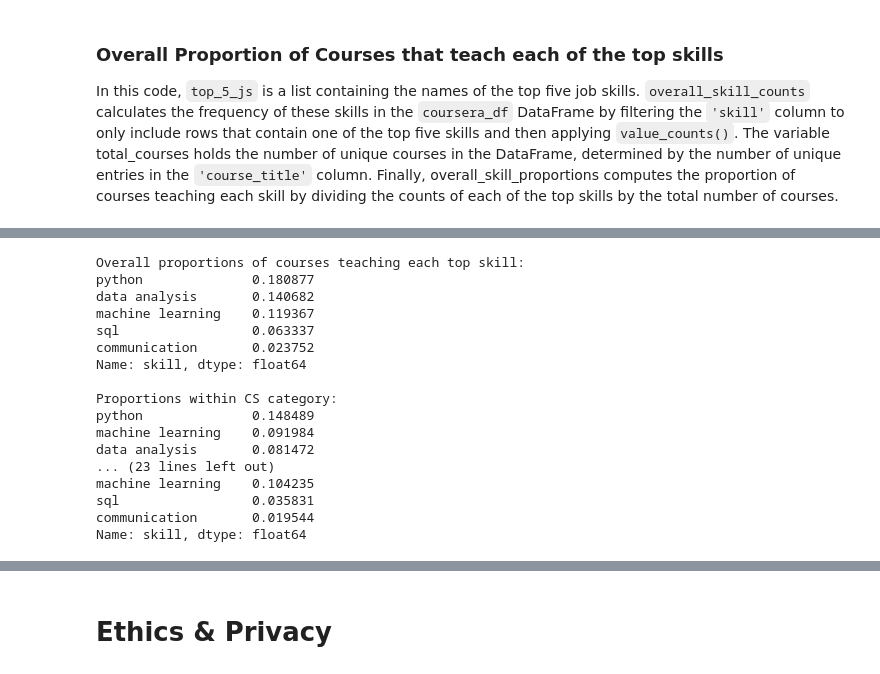
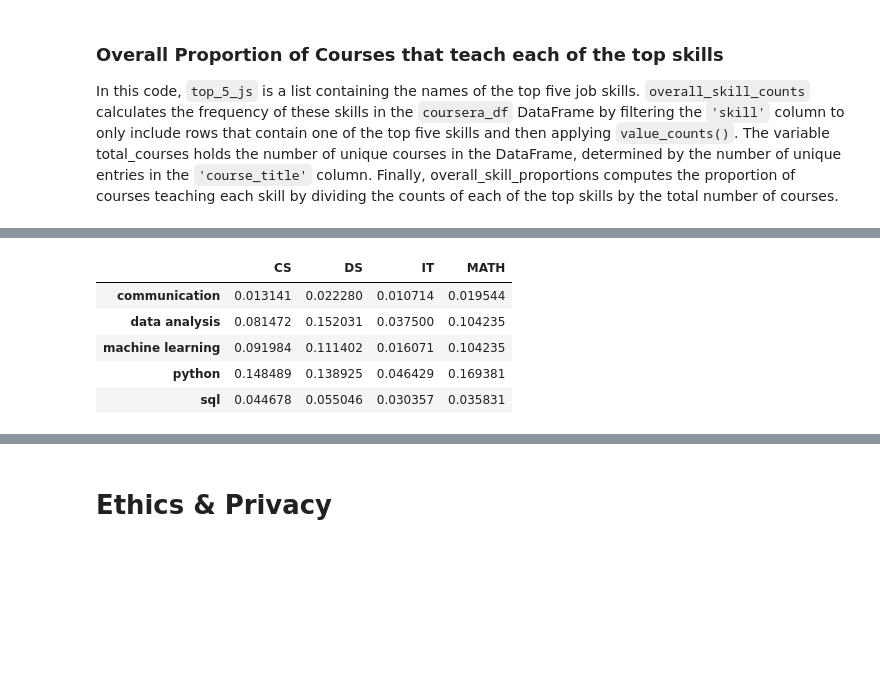
Before and after one commit to charvishukla/linkedIn-job-skills-coursera-analysis, a Jupyter notebook: EDACheckpoint_Group050_WI24.ipynb, the cells around one changed output, grey strips where cells are left out. Cells and saved outputs as stored; diff of their text form; code cells hidden in the pictures; blank space fills up the shorter version.

```diff
--- a/EDACheckpoint_Group050_WI24.ipynb
+++ b/EDACheckpoint_Group050_WI24.ipynb
@@ -518,51 +525,48 @@ plt.show()
 # %%
 CS_courses = coursera_df[coursera_df['keyword'] == 'CS']
 DS_courses = coursera_df[coursera_df['keyword'] == 'DS']
 IT_courses = coursera_df[coursera_df['keyword'] == 'IT']
 MATH_courses = coursera_df[coursera_df['keyword'] == 'MATH']
 
 
 def calculate_skill_proportions(subcategory_courses):
     skill_counts = subcategory_courses[subcategory_courses['skill'].isin(top_5_js)]['skill'].value_counts()
     total_subcategory_courses = subcategory_courses['course_title'].nunique()
     skill_proportions = skill_counts / total_subcategory_courses
     return skill_proportions
 
 CS_skill_proportions = calculate_skill_proportions(CS_courses)
 DS_skill_proportions = calculate_skill_proportions(DS_courses)
 IT_skill_proportions = calculate_skill_proportions(IT_courses)
 MATH_skill_proportions = calculate_skill_proportions(MATH_courses)
 
+skill_proportions_df = pd.DataFrame({
+    'CS': CS_skill_proportions,
+    'DS': DS_skill_proportions,
+    'IT': IT_skill_proportions,
+    'MATH': MATH_skill_proportions
+}).fillna(0)
 
-print("Overall proportions of courses teaching each top skill:")
-print(overall_skill_proportions)
+skill_proportions_df
 
-print("\nProportions within CS category:")
-print(CS_skill_proportions)
+# print("Overall proportions of courses teaching each top skill:")
+# print(overall_skill_proportions)
 
-print("\nProportions within DS category:")
-print(DS_skill_proportions)
+# print("\nProportions within CS category:")
+# print(CS_skill_proportions)
 
-print("\nProportions within IT category:")
-print(IT_skill_proportions)
+# print("\nProportions within DS category:")
+# print(DS_skill_proportions)
 
-print("\nProportions within MATH category:")
-print(MATH_skill_proportions)
+# print("\nProportions within IT category:")
+# print(IT_skill_proportions)
+
+# print("\nProportions within MATH category:")
+# print(MATH_skill_proportions)
 # %% [output]
-Overall proportions of courses teaching each top skill:
-python              0.180877
-data analysis       0.140682
-machine learning    0.119367
-sql                 0.063337
-communication       0.023752
-Name: skill, dtype: float64
-
-Proportions within CS category:
-python              0.148489
-machine learning    0.091984
-data analysis       0.081472
-... (23 lines left out)
-machine learning    0.104235
-sql                 0.035831
-communication       0.019544
-Name: skill, dtype: float64
+|  | CS | DS | IT | MATH |
+| communication | 0.013141 | 0.022280 | 0.010714 | 0.019544 |
+| data analysis | 0.081472 | 0.152031 | 0.037500 | 0.104235 |
+| machine learning | 0.091984 | 0.111402 | 0.016071 | 0.104235 |
+| python | 0.148489 | 0.138925 | 0.046429 | 0.169381 |
+| sql | 0.044678 | 0.055046 | 0.030357 | 0.035831 |
```
Also changed, not shown: parts of 8 cells of this notebook.
